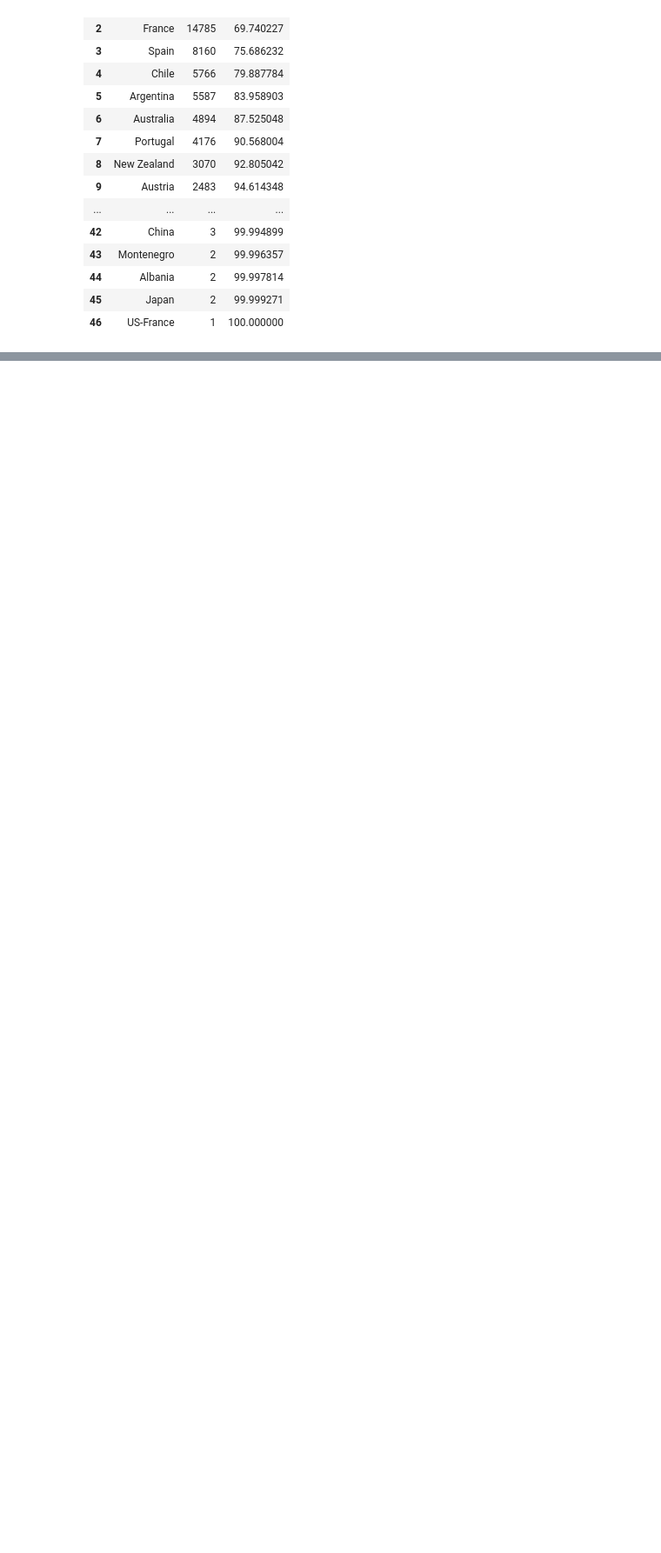
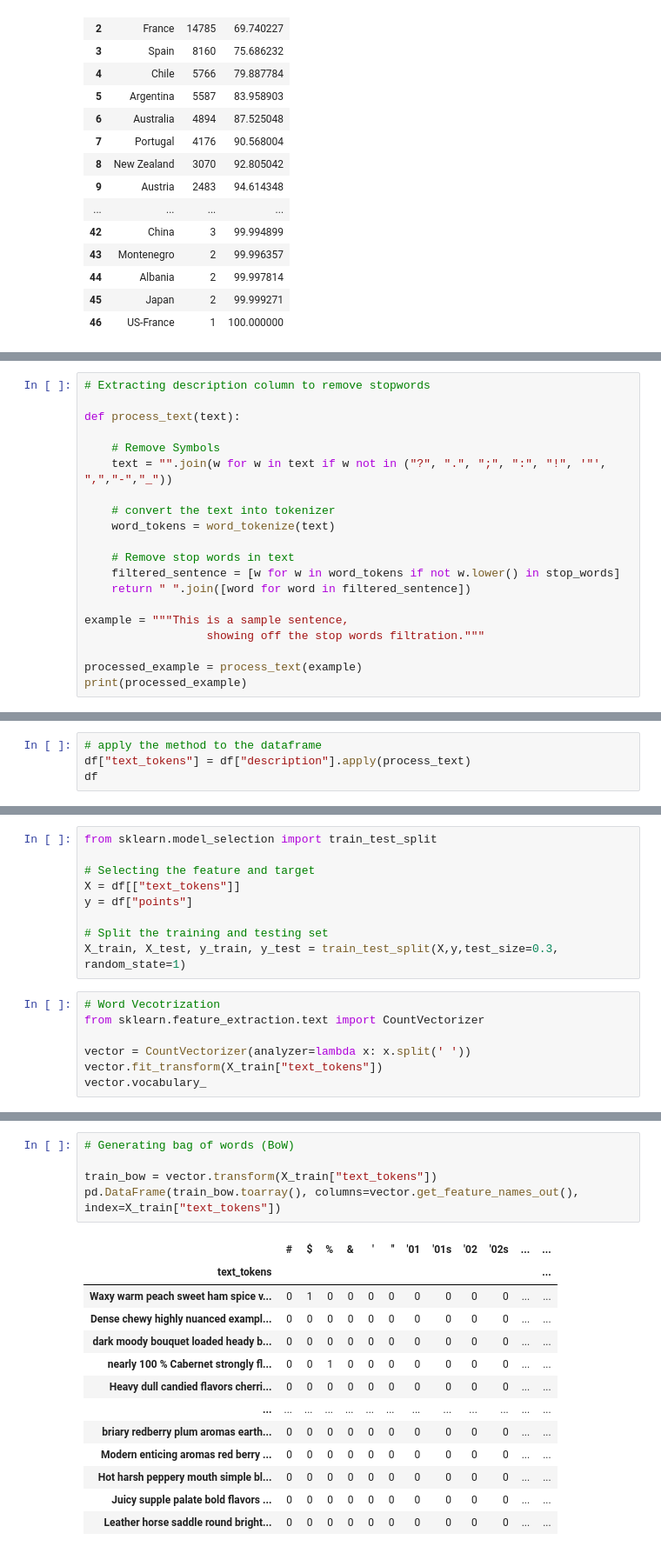
Before and after one commit to Narawish/wine-nlp, a Jupyter notebook: wine_review.ipynb, the cells around one changed output, grey strips where cells are left out. Shown: that part at 87% size. Saved outputs shown, nothing was run; the diff lists cells and outputs as text; blank space fills up the shorter version.

```diff
--- a/wine_review.ipynb
+++ b/wine_review.ipynb
@@ -140,0 +179,20 @@ As show in the chart, around 80% of number of wine were produced from US, Italy,
+# %%
+# Extracting description column to remove stopwords
+
+def process_text(text):
+
+    # Remove Symbols
+    text = "".join(w for w in text if w not in ("?", ".", ";", ":", "!", '"', ",","-","_"))
+
+    # convert the text into tokenizer
+    word_tokens = word_tokenize(text)
+
+    # Remove stop words in text
+    filtered_sentence = [w for w in word_tokens if not w.lower() in stop_words]
+    return " ".join([word for word in filtered_sentence])
+
+example = """This is a sample sentence,
+                  showing off the stop words filtration."""
+
+processed_example = process_text(example)
+print(processed_example)
@@ -140,0 +201,4 @@ As show in the chart, around 80% of number of wine were produced from US, Italy,
+# %%
+# apply the method to the dataframe
+df["text_tokens"] = df["description"].apply(process_text)
+df
@@ -140,0 +243,16 @@ As show in the chart, around 80% of number of wine were produced from US, Italy,
+# %%
+from sklearn.model_selection import train_test_split
+
+# Selecting the feature and target
+X = df[["text_tokens"]]
+y = df["points"]
+
+# Split the training and testing set
+X_train, X_test, y_train, y_test = train_test_split(X,y,test_size=0.3, random_state=1)
+# %%
+# Word Vecotrization
+from sklearn.feature_extraction.text import CountVectorizer
+
+vector = CountVectorizer(analyzer=lambda x: x.split(' '))
+vector.fit_transform(X_train["text_tokens"])
+vector.vocabulary_
@@ -140,0 +277,19 @@ As show in the chart, around 80% of number of wine were produced from US, Italy,
+# %%
+# Generating bag of words (BoW)
+
+train_bow = vector.transform(X_train["text_tokens"])
+pd.DataFrame(train_bow.toarray(), columns=vector.get_feature_names_out(), index=X_train["text_tokens"])
+# %% [output]
+|  | # | $ | % | & | ' | '' | '01 | '01s | '02 | '02s | ... | ... |
+| text_tokens |  |  |  |  |  |  |  |  |  |  |  | ... |
+| Waxy warm peach sweet ham spice v... | 0 | 1 | 0 | 0 | 0 | 0 | 0 | 0 | 0 | 0 | ... | ... |
+| Dense chewy highly nuanced exampl... | 0 | 0 | 0 | 0 | 0 | 0 | 0 | 0 | 0 | 0 | ... | ... |
+| dark moody bouquet loaded heady b... | 0 | 0 | 0 | 0 | 0 | 0 | 0 | 0 | 0 | 0 | ... | ... |
+| nearly 100 % Cabernet strongly fl... | 0 | 0 | 1 | 0 | 0 | 0 | 0 | 0 | 0 | 0 | ... | ... |
+| Heavy dull candied flavors cherri... | 0 | 0 | 0 | 0 | 0 | 0 | 0 | 0 | 0 | 0 | ... | ... |
+| ... | ... | ... | ... | ... | ... | ... | ... | ... | ... | ... | ... | ... |
+| briary redberry plum aromas earth... | 0 | 0 | 0 | 0 | 0 | 0 | 0 | 0 | 0 | 0 | ... | ... |
+| Modern enticing aromas red berry ... | 0 | 0 | 0 | 0 | 0 | 0 | 0 | 0 | 0 | 0 | ... | ... |
+| Hot harsh peppery mouth simple bl... | 0 | 0 | 0 | 0 | 0 | 0 | 0 | 0 | 0 | 0 | ... | ... |
+| Juicy supple palate bold flavors ... | 0 | 0 | 0 | 0 | 0 | 0 | 0 | 0 | 0 | 0 | ... | ... |
+| Leather horse saddle round bright... | 0 | 0 | 0 | 0 | 0 | 0 | 0 | 0 | 0 | 0 | ... | ... |
```
Also changed, not shown: parts of 22 cells of this notebook, 2 other files.
